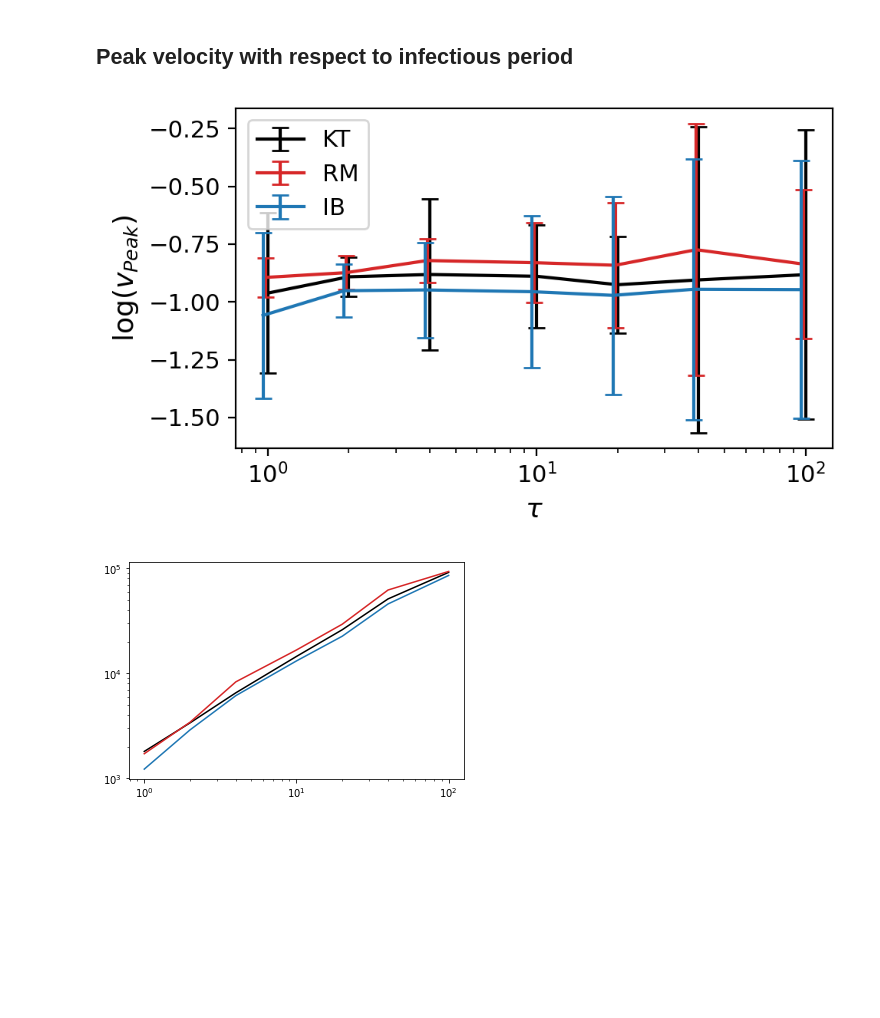
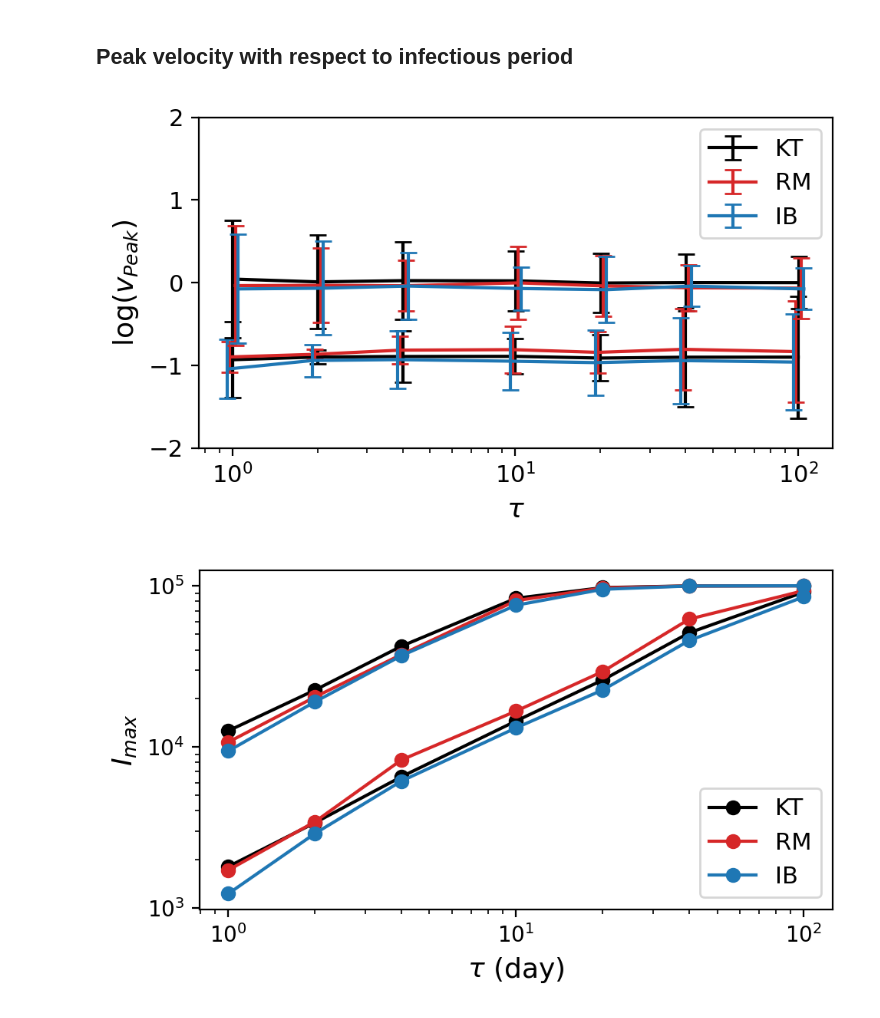
Before and after one commit to FrancoAquistapace/ComplexNetworksEpidemiology, a Jupyter notebook: analysis.ipynb, the cells around one changed output. Drawn from its saved outputs; the diff is of its cells as text; code cells hidden in the pictures; blank space fills up the shorter version.

```diff
--- a/analysis.ipynb
+++ b/analysis.ipynb
@@ -356,7 +378,16 @@ for i, mname in enumerate(models):
                 capsize=CAPSIZE, c=COLORS[i],
                  zorder=i, label=mname)
 
-# Set log scale for x-axis and y-axis
+    xdata_2 = [(1-i*diff-0.005)*gamma for gamma in gamma_vals_days]
+    xdata_2 = np.array([1/x for x in xdata_2])
+
+    ydata_2 = np.log10(vel_res_mean_2[mname])
+    yerr_2 = np.log10(vel_res_err_2[mname])
+    plt.errorbar(xdata_2, ydata_2, yerr=yerr_2,
+                capsize=CAPSIZE, c=COLORS[i],
+                zorder=i+10)
+
+# Set log scale for axes
 ax.set_xscale('log')
 #ax.set_yscale('log')
 
@@ -366,7 +397,7 @@ plt.ylabel(r'$\log(v_{Peak})$', fontsize=FONTSIZE)
 plt.tick_params(labelsize=FONTSIZE-2)
 
 # Limits
-#plt.ylim(top=2, bottom=0.001)
+plt.ylim(top=2, bottom=-2)
 
 # Legend
 plt.legend(fontsize=FONTSIZE-2)
@@ -374,7 +405,7 @@ plt.legend(fontsize=FONTSIZE-2)
 plt.tight_layout()
 plt.show();
 # %% [output]
-[figure, old version]
+[figure, new version]
 # %%
 # Get peak heights
 res_heights = dict()
@@ -383,16 +414,43 @@ for mname in models:
         get_peak_height(all_traj_ln[mname][gamma], m=5)\
         for gamma in gamma_vals
     ]
+
+res_heights_2 = dict()
+for mname in models:
+    res_heights_2[mname] = [
+        get_peak_height(all_traj_ln_2[mname][gamma], m=5)\
+        for gamma in gamma_vals
+    ]
 # %%
 # Figure params
 FONTSIZE = 13
 CAPSIZE = 4
 COLORS = ['k','tab:red','tab:blue']
 
+# Init figure
+fig, ax = plt.subplots(figsize=(5,3), dpi=200,
+                      nrows=1, ncols=1)
+
+# Plot results
 for i, mname in enumerate(models):
     tau_days = 1/np.array(gamma_vals_days)
-    plt.plot(tau_days, res_heights[mname], c=COLORS[i])
+    plt.plot(tau_days, res_heights[mname],
+             c=COLORS[i], label=mname, marker='o')
+    plt.plot(tau_days, res_heights_2[mname],
+            c=COLORS[i], marker='o')
+
+# Labels
+plt.xlabel(r'$\tau$ (day)', fontsize=FONTSIZE)
+plt.ylabel(r'$I_{max}$', fontsize=FONTSIZE)
+
+# Axis scales
 plt.yscale('log')
 plt.xscale('log')
+
+# Legend
+plt.legend(fontsize=FONTSIZE-2)
+
+plt.tight_layout()
+plt.show();
 # %% [output]
-[figure, old version]
+[figure, new version]
```
Also changed, not shown: parts of 2 cells of this notebook, 45 other files.
